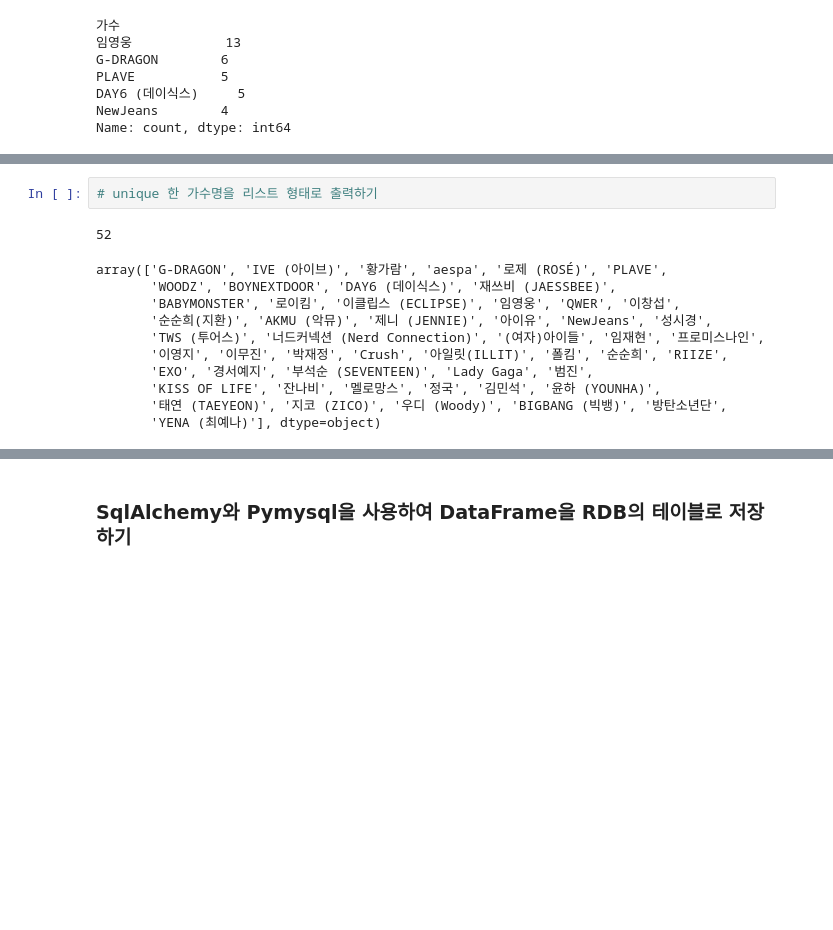
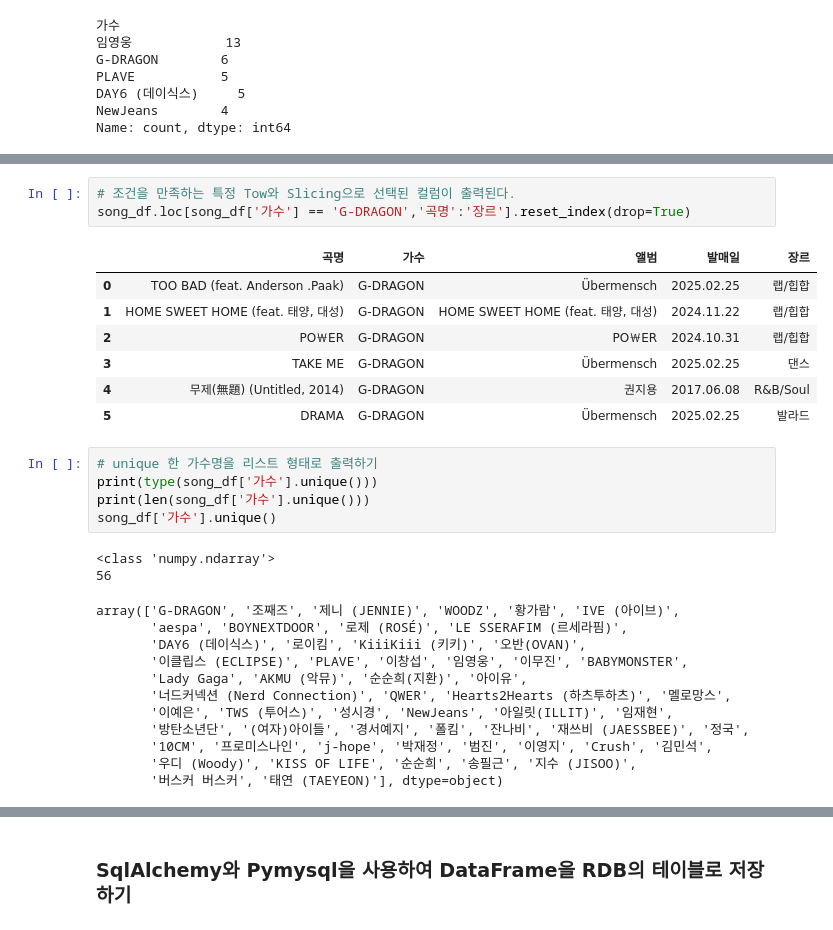
Before and after one commit to lamin5/Python_Webscraping_Analysis, a Jupyter notebook: 04.Melon100차트_데이터파싱_DB저장.ipynb, the cells around one changed output, grey strips where cells are left out. Drawn from its saved outputs; the diff is of its cells as text; blank space fills up the shorter version.

```diff
--- a/04.Melon100차트_데이터파싱_DB저장.ipynb
+++ b/04.Melon100차트_데이터파싱_DB저장.ipynb
@@ -244,16 +265,32 @@ Name: count, dtype: int64
+# %%
+# 조건을 만족하는 특정 Tow와 Slicing으로 선택된 컬럼이 출력된다.
+song_df.loc[song_df['가수'] == 'G-DRAGON','곡명':'장르'].reset_index(drop=True)
+# %% [output]
+|  | 곡명 | 가수 | 앨범 | 발매일 | 장르 |
+| 0 | TOO BAD (feat. Anderson .Paak) | G-DRAGON | Übermensch | 2025.02.25 | 랩/힙합 |
+| 1 | HOME SWEET HOME (feat. 태양, 대성) | G-DRAGON | HOME SWEET HOME (feat. 태양, 대성) | 2024.11.22 | 랩/힙합 |
+| 2 | PO￦ER | G-DRAGON | PO￦ER | 2024.10.31 | 랩/힙합 |
+| 3 | TAKE ME | G-DRAGON | Übermensch | 2025.02.25 | 댄스 |
+| 4 | 무제(無題) (Untitled, 2014) | G-DRAGON | 권지용 | 2017.06.08 | R&B/Soul |
+| 5 | DRAMA | G-DRAGON | Übermensch | 2025.02.25 | 발라드 |
 # %%
 # unique 한 가수명을 리스트 형태로 출력하기
+print(type(song_df['가수'].unique()))
+print(len(song_df['가수'].unique()))
+song_df['가수'].unique()
 # %% [output]
-52
+<class 'numpy.ndarray'>
+56
-array(['G-DRAGON', 'IVE (아이브)', '황가람', 'aespa', '로제 (ROSÉ)', 'PLAVE',
-       'WOODZ', 'BOYNEXTDOOR', 'DAY6 (데이식스)', '재쓰비 (JAESSBEE)',
-       'BABYMONSTER', '로이킴', '이클립스 (ECLIPSE)', '임영웅', 'QWER', '이창섭',
-       '순순희(지환)', 'AKMU (악뮤)', '제니 (JENNIE)', '아이유', 'NewJeans', '성시경',
-       'TWS (투어스)', '너드커넥션 (Nerd Connection)', '(여자)아이들', '임재현', '프로미스나인',
-       '이영지', '이무진', '박재정', 'Crush', '아일릿(ILLIT)', '폴킴', '순순희', 'RIIZE',
-       'EXO', '경서예지', '부석순 (SEVENTEEN)', 'Lady Gaga', '범진',
-       'KISS OF LIFE', '잔나비', '멜로망스', '정국', '김민석', '윤하 (YOUNHA)',
-       '태연 (TAEYEON)', '지코 (ZICO)', '우디 (Woody)', 'BIGBANG (빅뱅)', '방탄소년단',
-       'YENA (최예나)'], dtype=object)
+array(['G-DRAGON', '조째즈', '제니 (JENNIE)', 'WOODZ', '황가람', 'IVE (아이브)',
+       'aespa', 'BOYNEXTDOOR', '로제 (ROSÉ)', 'LE SSERAFIM (르세라핌)',
+       'DAY6 (데이식스)', '로이킴', 'KiiiKiii (키키)', '오반(OVAN)',
+       '이클립스 (ECLIPSE)', 'PLAVE', '이창섭', '임영웅', '이무진', 'BABYMONSTER',
+       'Lady Gaga', 'AKMU (악뮤)', '순순희(지환)', '아이유',
+       '너드커넥션 (Nerd Connection)', 'QWER', 'Hearts2Hearts (하츠투하츠)', '멜로망스',
+       '이예은', 'TWS (투어스)', '성시경', 'NewJeans', '아일릿(ILLIT)', '임재현',
+       '방탄소년단', '(여자)아이들', '경서예지', '폴킴', '잔나비', '재쓰비 (JAESSBEE)', '정국',
+       '10CM', '프로미스나인', 'j-hope', '박재정', '범진', '이영지', 'Crush', '김민석',
+       '우디 (Woody)', 'KISS OF LIFE', '순순희', '송필근', '지수 (JISOO)',
+       '버스커 버스커', '태연 (TAEYEON)'], dtype=object)
 # %%
 #앨범이 OST 인 노래는?
```
Also changed, not shown: parts of 6 cells of this notebook.
